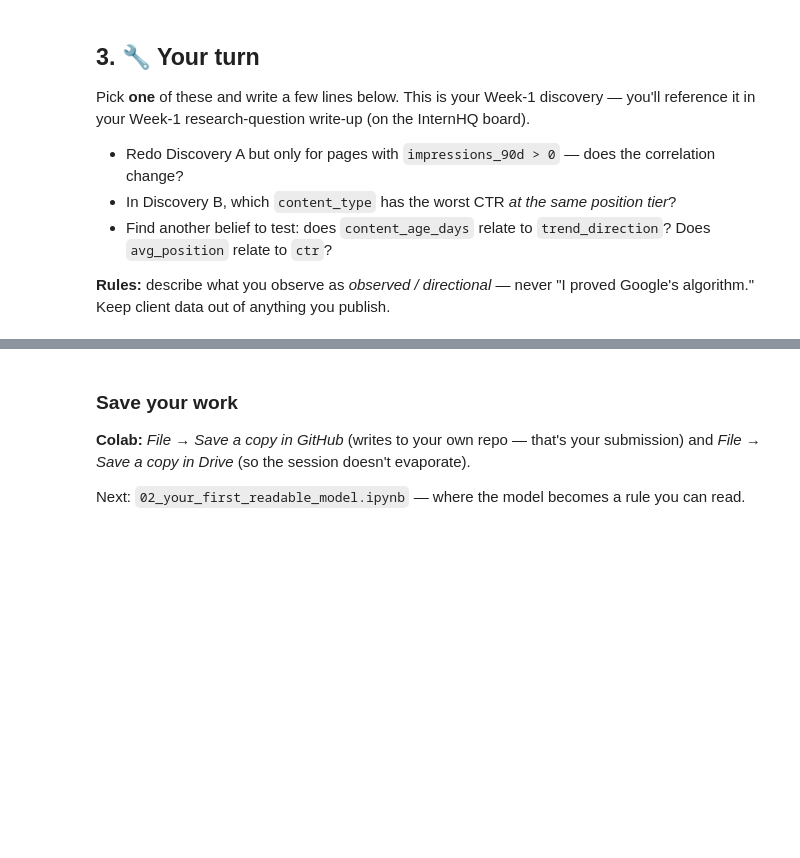
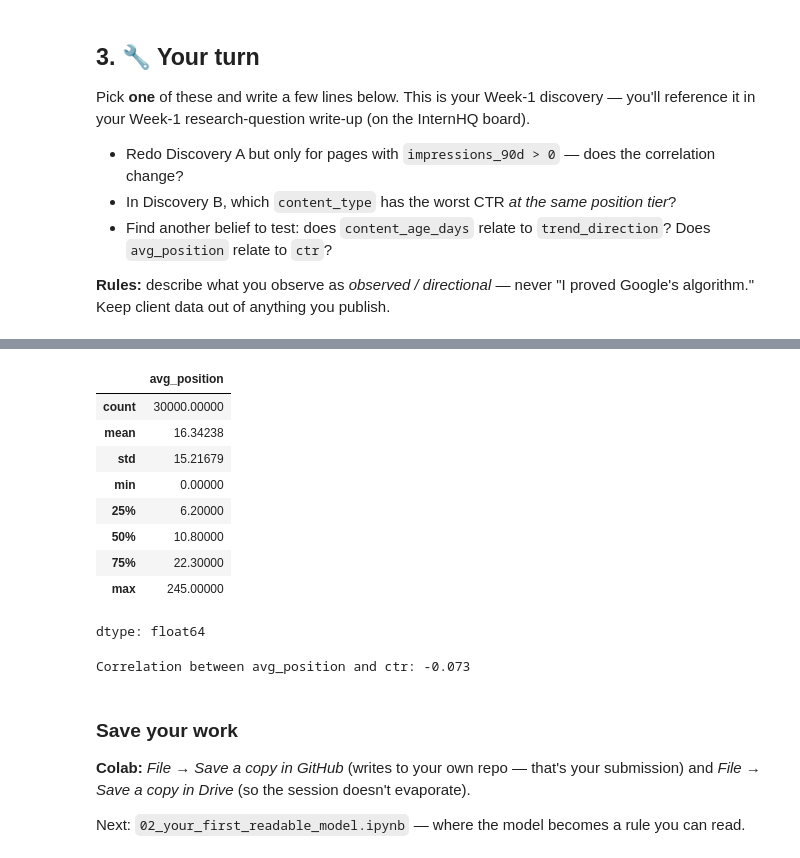
Before and after one commit to Dart0707/DartFR-workspace, a Jupyter notebook: 01_first_look_and_discovery.ipynb, the cells around one changed output, grey strips where cells are left out. Drawn from its saved outputs; the diff is of its cells as text; code cells hidden in the pictures; blank space fills up the shorter version.

```diff
--- a/01_first_look_and_discovery.ipynb
+++ b/01_first_look_and_discovery.ipynb
@@ -102,3 +192,22 @@ Pick **one** of these and write a few lines below. This is your Week-1 discovery
+# %%
+df['avg_position'].describe()
+# %% [output]
+|  | avg_position |
+| count | 30000.00000 |
+| mean | 16.34238 |
+| std | 15.21679 |
+| min | 0.00000 |
+| 25% | 6.20000 |
+| 50% | 10.80000 |
+| 75% | 22.30000 |
+| max | 245.00000 |
+dtype: float64
+# %%
+corr_ap = df["avg_position"].corr(df["ctr"])
+print(f"Correlation between avg_position and ctr: {corr_ap:.3f}")
+# Close to 0 so we can say that there is no correlation
+# %% [output]
+Correlation between avg_position and ctr: -0.073
 # %% [markdown]
 ### Save your work
 **Colab:** *File → Save a copy in GitHub* (writes to your own repo — that's your submission) and *File → Save a copy in Drive* (so the session doesn't evaporate).
```
Also changed, not shown: parts of 11 cells of this notebook.
